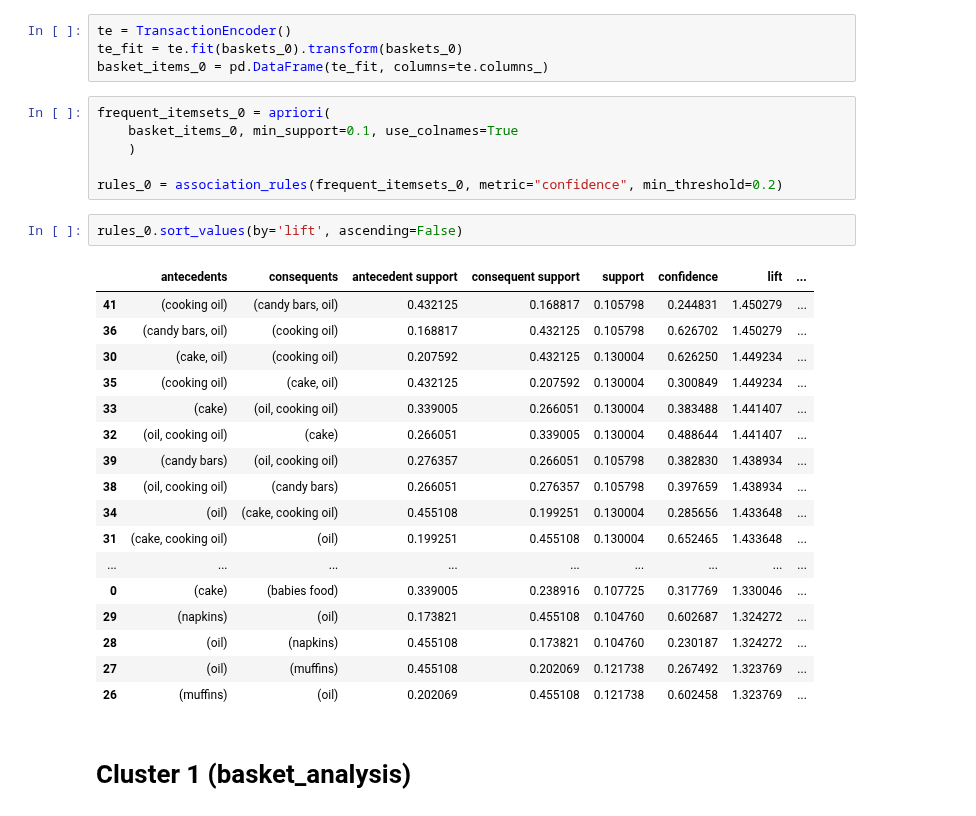
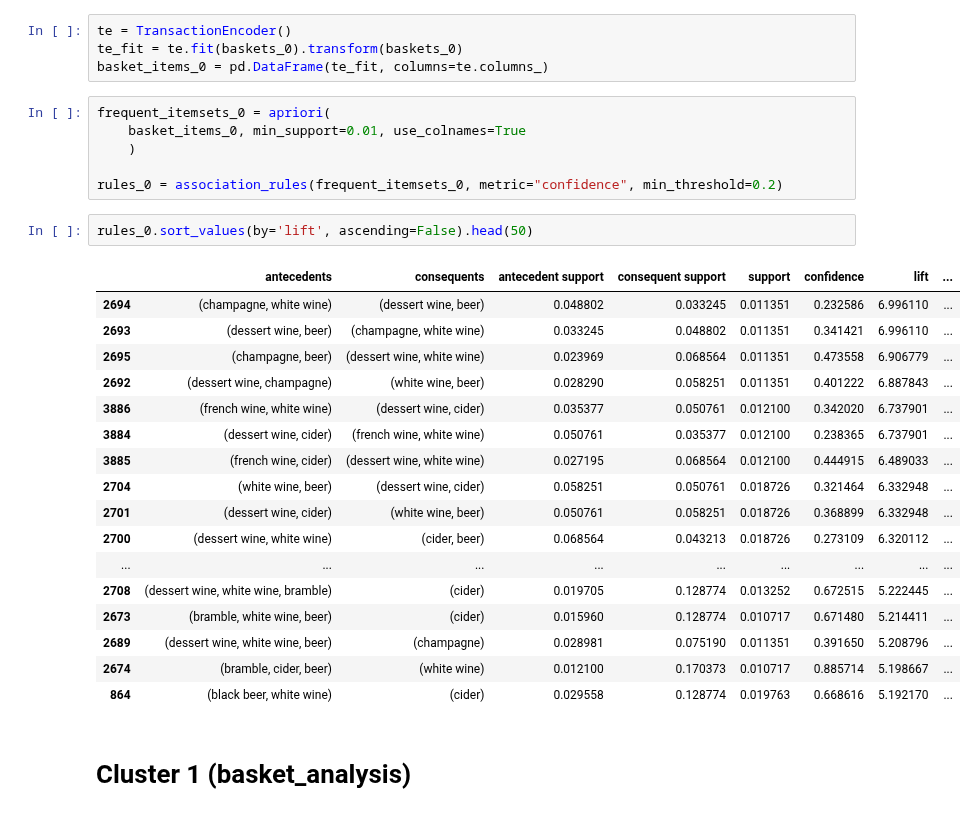
Before and after one commit to JoaoF7/Project-ML, a Jupyter notebook: Assotiation_rules.ipynb, the cells around one changed output. Cells and saved outputs as stored; diff of their text form.

```diff
--- a/Assotiation_rules.ipynb
+++ b/Assotiation_rules.ipynb
@@ -61,30 +63,30 @@ te_fit = te.fit(baskets_0).transform(baskets_0)
 basket_items_0 = pd.DataFrame(te_fit, columns=te.columns_)
 # %%
 frequent_itemsets_0 = apriori(
-    basket_items_0, min_support=0.1, use_colnames=True
+    basket_items_0, min_support=0.01, use_colnames=True
     )
 
 rules_0 = association_rules(frequent_itemsets_0, metric="confidence", min_threshold=0.2)
 # %%
-rules_0.sort_values(by='lift', ascending=False)
+rules_0.sort_values(by='lift', ascending=False).head(50)
 # %% [output]
 |  | antecedents | consequents | antecedent support | consequent support | support | confidence | lift | ... |
-| 41 | (cooking oil) | (candy bars, oil) | 0.432125 | 0.168817 | 0.105798 | 0.244831 | 1.450279 | ... |
-| 36 | (candy bars, oil) | (cooking oil) | 0.168817 | 0.432125 | 0.105798 | 0.626702 | 1.450279 | ... |
-| 30 | (cake, oil) | (cooking oil) | 0.207592 | 0.432125 | 0.130004 | 0.626250 | 1.449234 | ... |
-| 35 | (cooking oil) | (cake, oil) | 0.432125 | 0.207592 | 0.130004 | 0.300849 | 1.449234 | ... |
-| 33 | (cake) | (oil, cooking oil) | 0.339005 | 0.266051 | 0.130004 | 0.383488 | 1.441407 | ... |
-| 32 | (oil, cooking oil) | (cake) | 0.266051 | 0.339005 | 0.130004 | 0.488644 | 1.441407 | ... |
-| 39 | (candy bars) | (oil, cooking oil) | 0.276357 | 0.266051 | 0.105798 | 0.382830 | 1.438934 | ... |
-| 38 | (oil, cooking oil) | (candy bars) | 0.266051 | 0.276357 | 0.105798 | 0.397659 | 1.438934 | ... |
-| 34 | (oil) | (cake, cooking oil) | 0.455108 | 0.199251 | 0.130004 | 0.285656 | 1.433648 | ... |
-| 31 | (cake, cooking oil) | (oil) | 0.199251 | 0.455108 | 0.130004 | 0.652465 | 1.433648 | ... |
+| 2694 | (champagne, white wine) | (dessert wine, beer) | 0.048802 | 0.033245 | 0.011351 | 0.232586 | 6.996110 | ... |
+| 2693 | (dessert wine, beer) | (champagne, white wine) | 0.033245 | 0.048802 | 0.011351 | 0.341421 | 6.996110 | ... |
+| 2695 | (champagne, beer) | (dessert wine, white wine) | 0.023969 | 0.068564 | 0.011351 | 0.473558 | 6.906779 | ... |
+| 2692 | (dessert wine, champagne) | (white wine, beer) | 0.028290 | 0.058251 | 0.011351 | 0.401222 | 6.887843 | ... |
+| 3886 | (french wine, white wine) | (dessert wine, cider) | 0.035377 | 0.050761 | 0.012100 | 0.342020 | 6.737901 | ... |
+| 3884 | (dessert wine, cider) | (french wine, white wine) | 0.050761 | 0.035377 | 0.012100 | 0.238365 | 6.737901 | ... |
+| 3885 | (french wine, cider) | (dessert wine, white wine) | 0.027195 | 0.068564 | 0.012100 | 0.444915 | 6.489033 | ... |
+| 2704 | (white wine, beer) | (dessert wine, cider) | 0.058251 | 0.050761 | 0.018726 | 0.321464 | 6.332948 | ... |
+| 2701 | (dessert wine, cider) | (white wine, beer) | 0.050761 | 0.058251 | 0.018726 | 0.368899 | 6.332948 | ... |
+| 2700 | (dessert wine, white wine) | (cider, beer) | 0.068564 | 0.043213 | 0.018726 | 0.273109 | 6.320112 | ... |
 | ... | ... | ... | ... | ... | ... | ... | ... | ... |
-| 0 | (cake) | (babies food) | 0.339005 | 0.238916 | 0.107725 | 0.317769 | 1.330046 | ... |
-| 29 | (napkins) | (oil) | 0.173821 | 0.455108 | 0.104760 | 0.602687 | 1.324272 | ... |
-| 28 | (oil) | (napkins) | 0.455108 | 0.173821 | 0.104760 | 0.230187 | 1.324272 | ... |
-| 27 | (oil) | (muffins) | 0.455108 | 0.202069 | 0.121738 | 0.267492 | 1.323769 | ... |
-| 26 | (muffins) | (oil) | 0.202069 | 0.455108 | 0.121738 | 0.602458 | 1.323769 | ... |
+| 2708 | (dessert wine, white wine, bramble) | (cider) | 0.019705 | 0.128774 | 0.013252 | 0.672515 | 5.222445 | ... |
+| 2673 | (bramble, white wine, beer) | (cider) | 0.015960 | 0.128774 | 0.010717 | 0.671480 | 5.214411 | ... |
+| 2689 | (dessert wine, white wine, beer) | (champagne) | 0.028981 | 0.075190 | 0.011351 | 0.391650 | 5.208796 | ... |
+| 2674 | (bramble, cider, beer) | (white wine) | 0.012100 | 0.170373 | 0.010717 | 0.885714 | 5.198667 | ... |
+| 864 | (black beer, white wine) | (cider) | 0.029558 | 0.128774 | 0.019763 | 0.668616 | 5.192170 | ... |
 # %% [markdown]
 # Cluster 1 (basket_analysis)
 # %%
```
Also changed, not shown: parts of 33 cells of this notebook, 6 other files.
